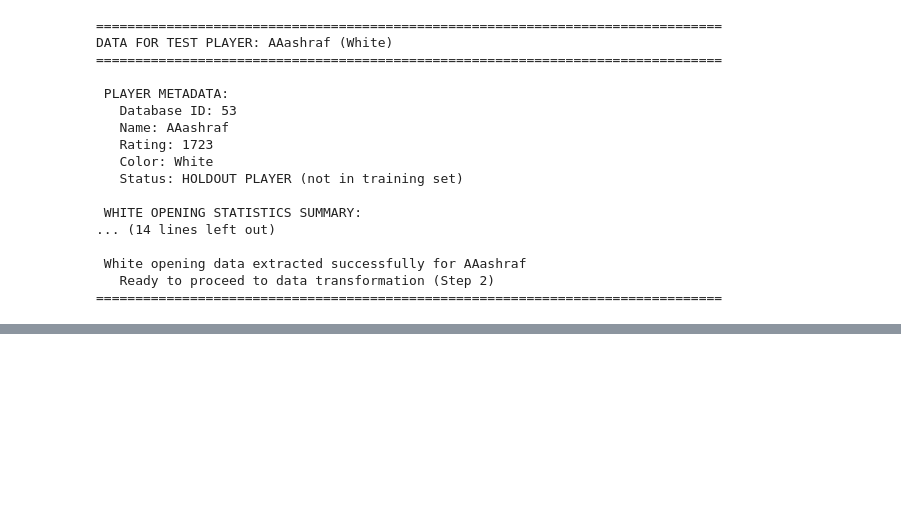
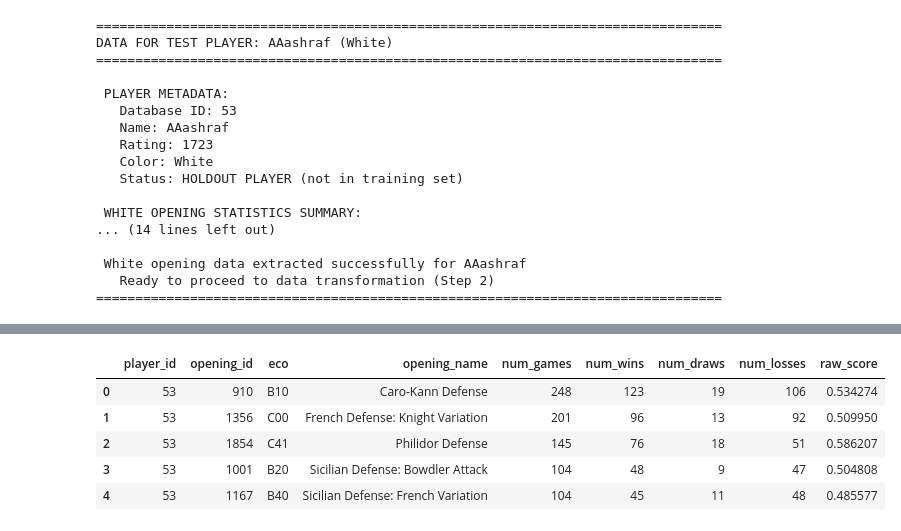
Before and after one commit to adamhinton/chess-opening-recommender, a Jupyter notebook: notebooks/29_inference_pipeline.ipynb, the cells around one changed output, grey strips where cells are left out. Saved outputs shown, nothing was run; the diff lists cells and outputs as text; code cells hidden in the pictures; blank space fills up the shorter version.

```diff
--- a/notebooks/29_inference_pipeline.ipynb
+++ b/notebooks/29_inference_pipeline.ipynb
@@ -892,7 +896,7 @@ def filter_valid_openings(
 
     return filtered_player_data
 # %%
-filter_valid_openings(
+player_data = filter_valid_openings(
     player_data,
     valid_opening_local_db_ids=valid_training_opening_ids,
     min_num_games_threshold=3,
@@ -934,0 +922,87 @@ PlayerData(player_id=53, name='AAashraf', rating=1723, color='w', opening_stats_
+# %%
+# Step 2.4: Calculate Raw Scores (vectorized, production-ready)
+
+import numpy as np
+import pandas as pd
+
+def add_raw_scores(player_data: PlayerData) -> PlayerData:
+    """
+    Add raw performance score per opening:
+        raw_score = (wins + 0.5 * draws) / num_games
+
+    Assumes player_data.opening_stats_df contains:
+      - num_wins, num_draws, num_losses, num_games
+
+    Returns a NEW PlayerData with an additional 'raw_score' float column.
+    """
+    print(f"\n{'='*80}")
+    print("STEP 2.4: Calculating Raw Scores")
+    print(f"{'='*80}")
+
+    df = player_data.opening_stats_df.copy()
+
+    required_cols = {"num_wins", "num_draws", "num_losses", "num_games"}
+    missing = required_cols - set(df.columns)
+    if missing:
+        raise ValueError(f"opening_stats_df missing required columns: {sorted(missing)}")
+
+    # Sanity checks
+    if (df["num_games"] < 0).any():
+        raise ValueError("Found negative num_games values (invalid data).")
+
+    # Enforce consistency if num_games is present (it is in your query)
+    computed_games = df["num_wins"] + df["num_draws"] + df["num_losses"]
+    inconsistent = (computed_games != df["num_games"])
+    if inconsistent.any():
+        bad = df.loc[inconsistent, ["opening_id", "num_wins", "num_draws", "num_losses", "num_games"]].head(10)
+        raise ValueError(
+            "num_games is inconsistent with wins+draws+losses for some rows. "
+            "Sample:\n" + bad.to_string(index=False)
+        )
+
+    # Vectorized score calculation; guard against divide-by-zero
+    denom = df["num_games"].replace({0: np.nan})
+    df["raw_score"] = (df["num_wins"] + 0.5 * df["num_draws"]) / denom
+    df["raw_score"] = df["raw_score"].fillna(0.0).astype(float)
+
+    # Range validation (allow tiny floating error)
+    min_score = float(df["raw_score"].min())
+    max_score = float(df["raw_score"].max())
+    if min_score < -1e-9 or max_score > 1.0 + 1e-9:
+        bad = df.loc[(df["raw_score"] < 0) | (df["raw_score"] > 1), ["opening_id", "num_games", "num_wins", "num_draws", "raw_score"]].head(10)
+        raise ValueError(
+            f"raw_score out of range [0,1]. Observed range [{min_score:.6f}, {max_score:.6f}]. "
+            "Sample offending rows:\n" + bad.to_string(index=False)
+        )
+
+    # Logging
+    print(f"\n✓ Raw scores computed")
+    print(f"   Openings: {len(df):,}")
+    print(f"   Total games: {int(df['num_games'].sum()):,}")
+    print(f"   raw_score range: [{min_score:.4f}, {max_score:.4f}]")
+    print(f"   raw_score mean:  {float(df['raw_score'].mean()):.4f}")
+
+    # Show the top 5 by volume with their raw scores
+    preview_cols = ["opening_name", "eco", "num_games", "num_wins", "num_draws", "num_losses", "raw_score"]
+    top5 = df.nlargest(5, "num_games")[preview_cols]
+    print(f"\nTop 5 most-played openings with raw_score:")
+    print(top5.to_string(index=False))
+
+    print("=" * 80)
+
+    return PlayerData(
+        player_id=player_data.player_id,
+        name=player_data.name,
+        rating=player_data.rating,
+        color=player_data.color,
+        opening_stats_df=df,
+    )
+
+
+
+# Then add raw scores
+player_data = add_raw_scores(player_data)
+
+# Display the result
+player_data.opening_stats_df.head()
+# %% [output]
@@ -934,0 +1027,6 @@ PlayerData(player_id=53, name='AAashraf', rating=1723, color='w', opening_stats_
+|  | player_id | opening_id | eco | opening_name | num_games | num_wins | num_draws | num_losses | raw_score |
+| 0 | 53 | 910 | B10 | Caro-Kann Defense | 248 | 123 | 19 | 106 | 0.534274 |
+| 1 | 53 | 1356 | C00 | French Defense: Knight Variation | 201 | 96 | 13 | 92 | 0.509950 |
+| 2 | 53 | 1854 | C41 | Philidor Defense | 145 | 76 | 18 | 51 | 0.586207 |
+| 3 | 53 | 1001 | B20 | Sicilian Defense: Bowdler Attack | 104 | 48 | 9 | 47 | 0.504808 |
+| 4 | 53 | 1167 | B40 | Sicilian Defense: French Variation | 104 | 45 | 11 | 48 | 0.485577 |
```
Also changed, not shown: parts of 4 cells of this notebook.
